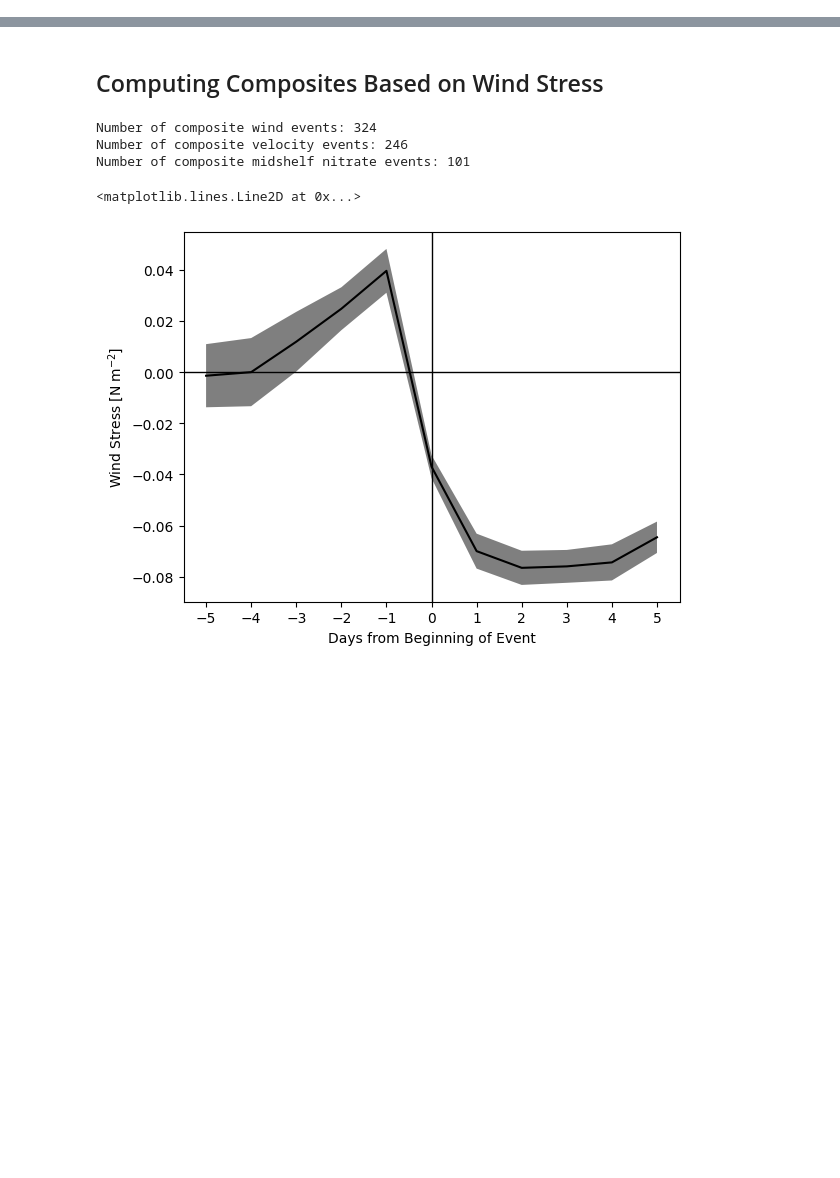
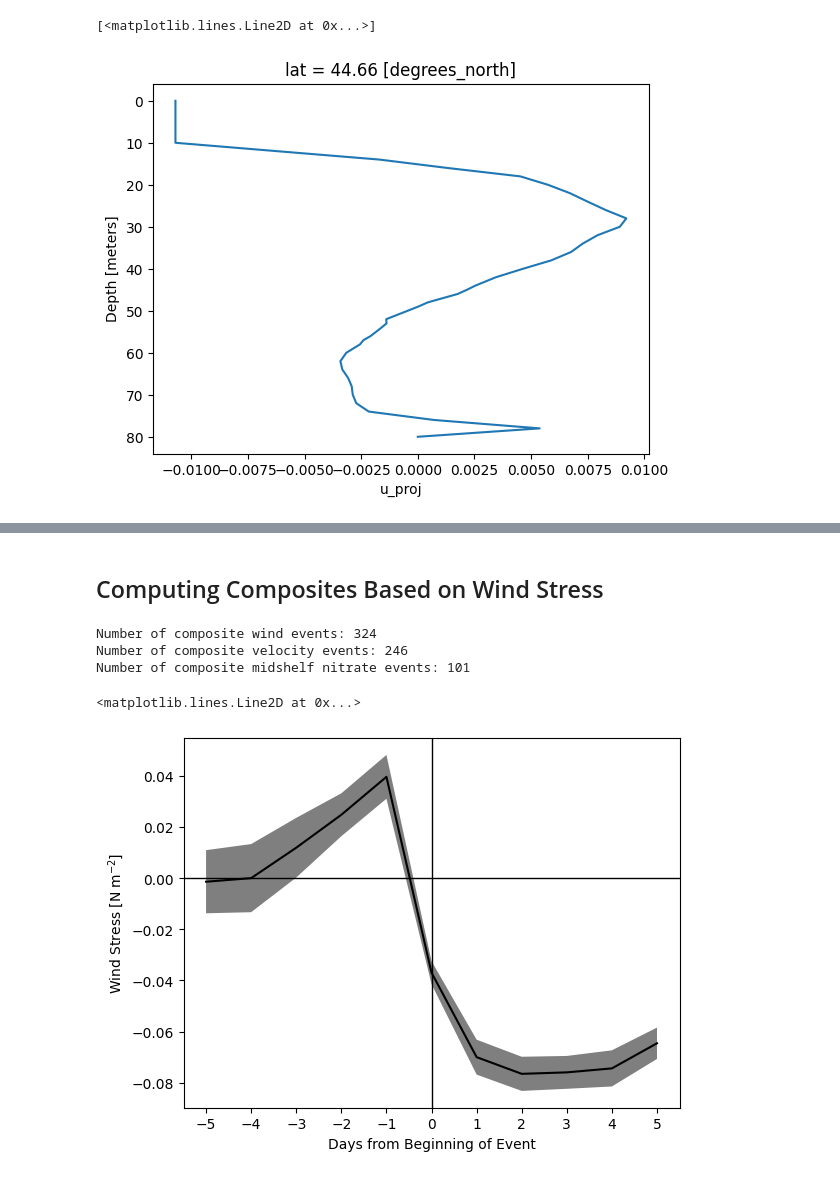
Before and after one commit to andrew-s28/shelf-nitrate-response-to-upwelling, a Jupyter notebook: notebooks/composite_analysis.ipynb, the cells around one changed output, grey strips where cells are left out. Saved outputs shown, nothing was run; the diff lists cells and outputs as text; code cells hidden in the pictures; blank space fills up the shorter version.

```diff
--- a/notebooks/composite_analysis.ipynb
+++ b/notebooks/composite_analysis.ipynb
@@ -39,3 +39,11 @@ velocity = xr.open_dataset(VEL_PATH)
 
 # interpolate velocity depths to match 1 meter bins in midshelf nitrate
 velocity = velocity.interp(depth=midshelf_nitrate.depth)
+# %%
+velocity.where((velocity["time"].dt.month >= 7) & (velocity["time"].dt.month <= 8)).mean(dim="time")["u_proj"].plot(
+    y="depth",
+    yincrease=False,
+)
+# %% [output]
+[<matplotlib.lines.Line2D at 0x...>]
+[figure, added]
```
Also changed, not shown: parts of 6 cells of this notebook, 6 other files.
